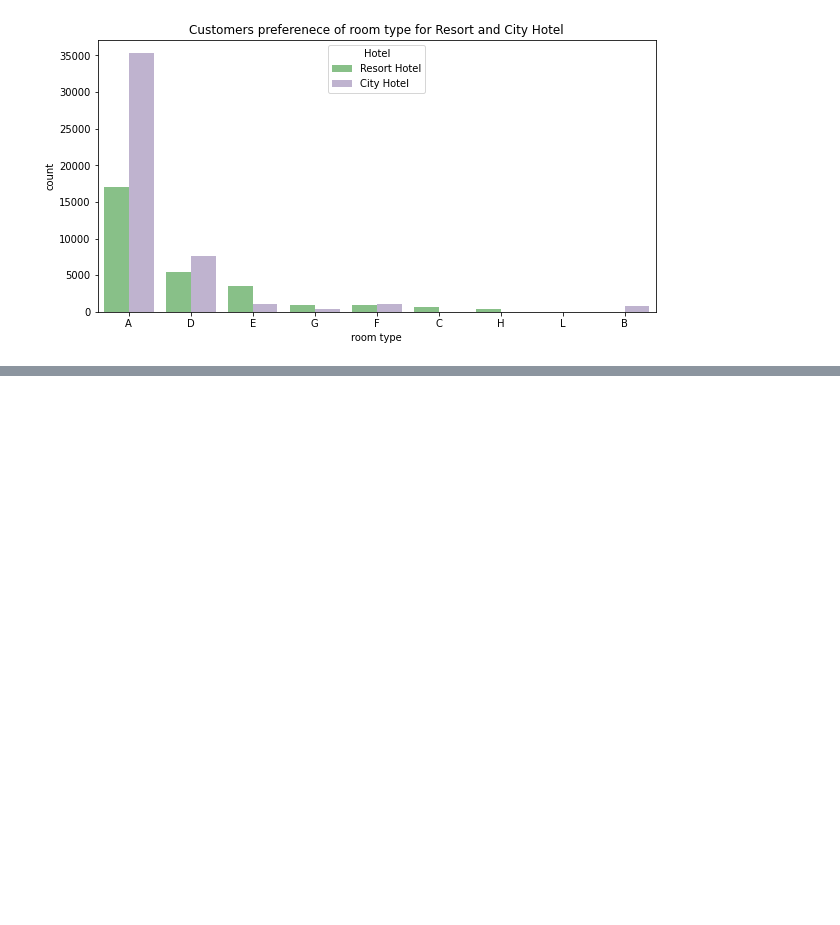
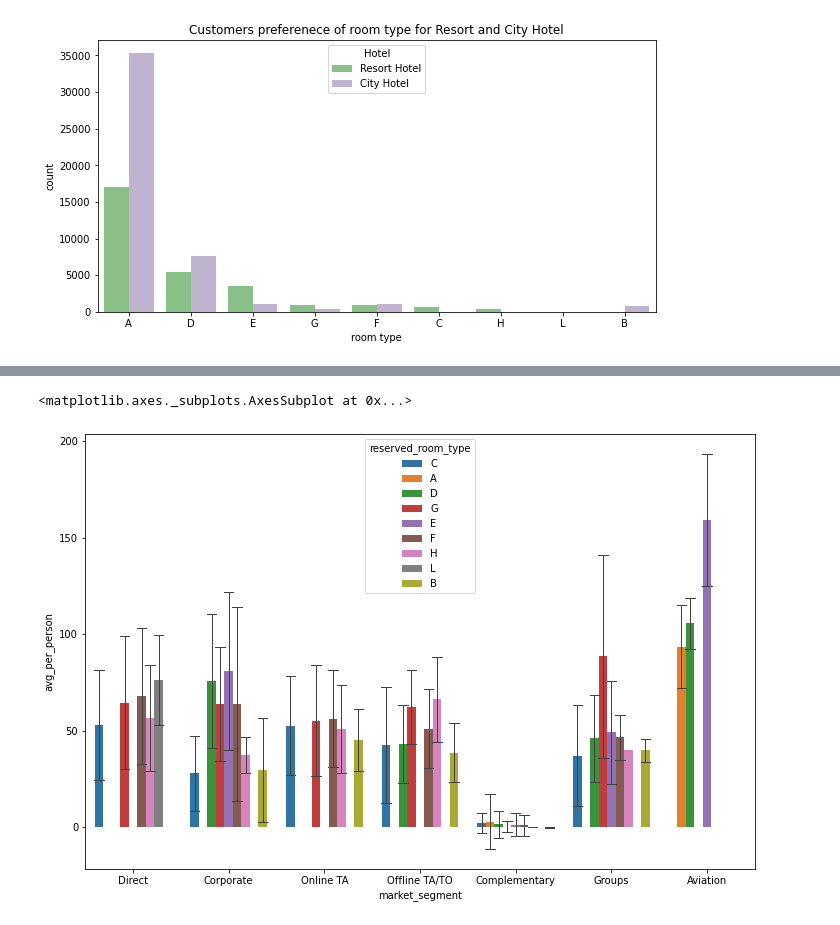
Before and after one commit to PriyankaSejwal/Hotel-Booking-Analysis, a Jupyter notebook: Priyanka_Rimo_CapstoneProject_Hotel_Booking_Analysis_Capstone_Project.ipynb, the cells around one changed output, grey strips where cells are left out. Saved outputs shown, nothing was run; the diff lists cells and outputs as text; code cells hidden in the pictures; blank space fills up the shorter version.

```diff
--- a/Priyanka_Rimo_CapstoneProject_Hotel_Booking_Analysis_Capstone_Project.ipynb
+++ b/Priyanka_Rimo_CapstoneProject_Hotel_Booking_Analysis_Capstone_Project.ipynb
@@ -1113,0 +1180,9 @@ Text(0.5, 1.0, 'Customers preferenece of room type for Resort and City Hotel')
+# %%
+# using box plot to see the price ranges for different market segment.
+
+#avg price for some of the observations were zero we are only taking those with non-zero avg price.
+plt.figure(figsize=(12,8))
+sns.barplot(y='avg_per_person', x='market_segment', hue='reserved_room_type', data= actual_guests, ci='sd', errwidth=1, capsize=0.1)
+# %% [output]
+<matplotlib.axes._subplots.AxesSubplot at 0x...>
+[figure, added]
```
Also changed, not shown: parts of 37 cells of this notebook.
